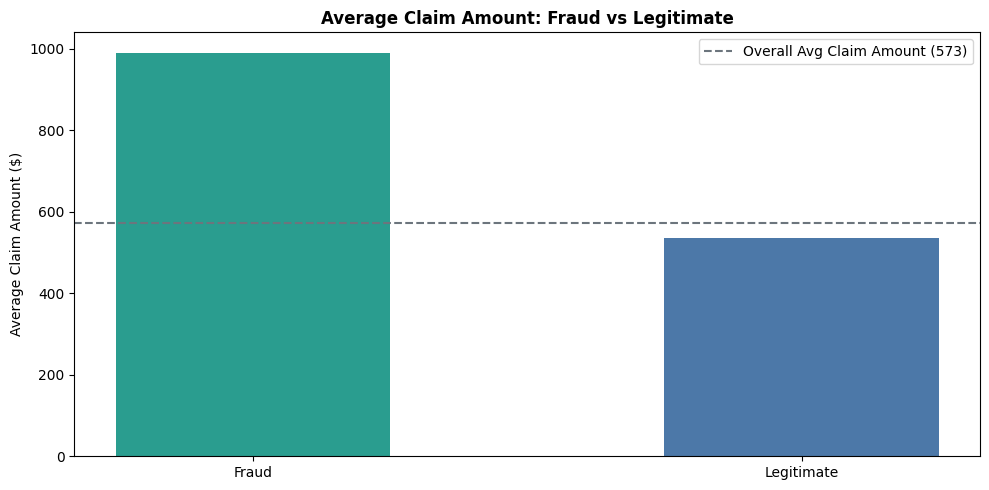
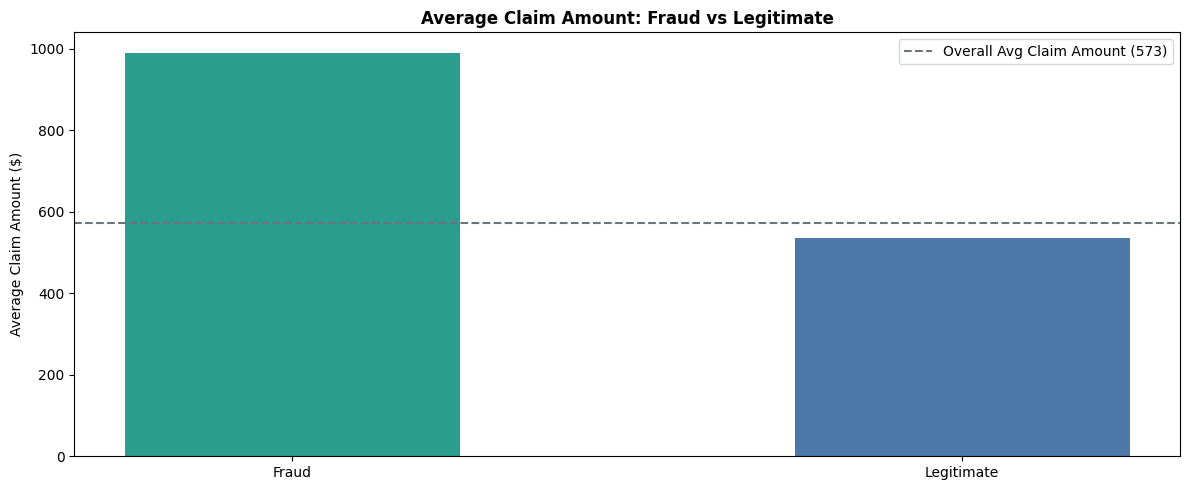
The change to this notebook cell's code, shown as a diff; its figure went from the first image to the second:
--- before
+++ after
@@ -1,4 +1,4 @@
 # Claims averages - fraud vs legitimate chart
-plt.figure(figsize=(10, 5))
+plt.figure(figsize=(12, 5))
 
 bar_colours = ["#2A9D8F", "#4C78A8"] 

Commit: Modify claim amount chart